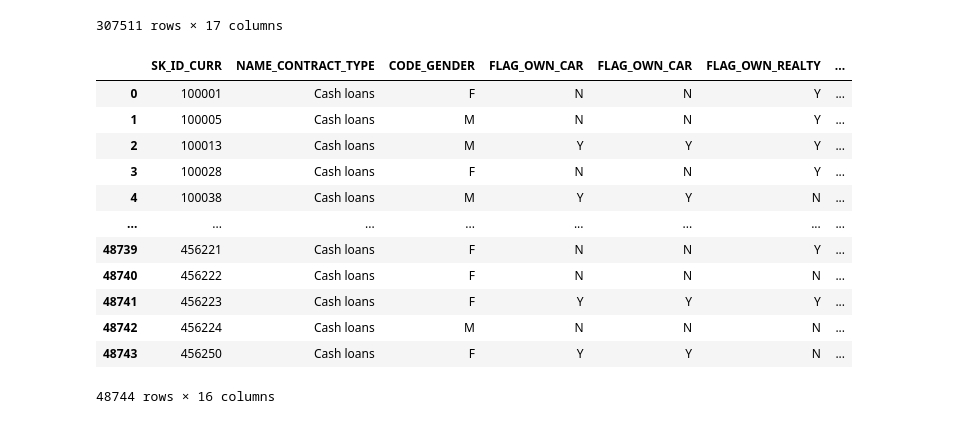
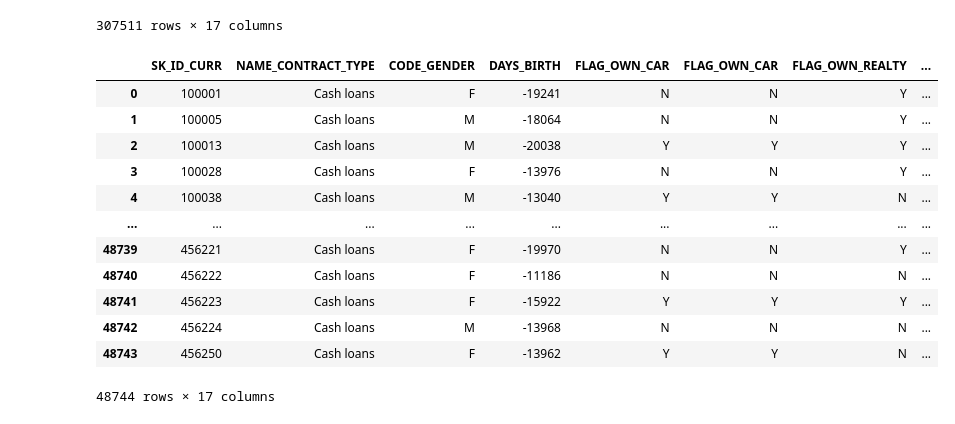
Before and after one commit to sebtex1/home_credit_STP, a Jupyter notebook: home_credit.ipynb, the cells around one changed output. Cells and saved outputs as stored; diff of their text form; code cells hidden in the pictures.

```diff
--- a/home_credit.ipynb
+++ b/home_credit.ipynb
@@ -33,19 +30,19 @@ app_train_filt
 # %%
 # Testing data features
 app_test = pd.read_csv('../csv_file/application_test.csv')
-app_test_filt = app_test[['SK_ID_CURR', 'NAME_CONTRACT_TYPE', 'CODE_GENDER', 'FLAG_OWN_CAR', 'FLAG_OWN_CAR', 'FLAG_OWN_REALTY', 'CNT_CHILDREN', 'AMT_INCOME_TOTAL', 'AMT_CREDIT', 'AMT_ANNUITY', 'AMT_GOODS_PRICE', 'NAME_TYPE_SUITE','NAME_INCOME_TYPE','NAME_EDUCATION_TYPE', 'NAME_FAMILY_STATUS', 'NAME_HOUSING_TYPE']]
+app_test_filt = app_test[['SK_ID_CURR', 'NAME_CONTRACT_TYPE', 'CODE_GENDER', 'DAYS_BIRTH', 'FLAG_OWN_CAR', 'FLAG_OWN_CAR', 'FLAG_OWN_REALTY', 'CNT_CHILDREN', 'AMT_INCOME_TOTAL', 'AMT_CREDIT', 'AMT_ANNUITY', 'AMT_GOODS_PRICE', 'NAME_TYPE_SUITE','NAME_INCOME_TYPE','NAME_EDUCATION_TYPE', 'NAME_FAMILY_STATUS', 'NAME_HOUSING_TYPE']]
 app_test_filt
 # %% [output]
-|  | SK_ID_CURR | NAME_CONTRACT_TYPE | CODE_GENDER | FLAG_OWN_CAR | FLAG_OWN_CAR | FLAG_OWN_REALTY | ... |
-| 0 | 100001 | Cash loans | F | N | N | Y | ... |
-| 1 | 100005 | Cash loans | M | N | N | Y | ... |
-| 2 | 100013 | Cash loans | M | Y | Y | Y | ... |
-| 3 | 100028 | Cash loans | F | N | N | Y | ... |
-| 4 | 100038 | Cash loans | M | Y | Y | N | ... |
-| ... | ... | ... | ... | ... | ... | ... | ... |
-| 48739 | 456221 | Cash loans | F | N | N | Y | ... |
-| 48740 | 456222 | Cash loans | F | N | N | N | ... |
-| 48741 | 456223 | Cash loans | F | Y | Y | Y | ... |
-| 48742 | 456224 | Cash loans | M | N | N | N | ... |
-| 48743 | 456250 | Cash loans | F | Y | Y | N | ... |
+|  | SK_ID_CURR | NAME_CONTRACT_TYPE | CODE_GENDER | DAYS_BIRTH | FLAG_OWN_CAR | FLAG_OWN_CAR | FLAG_OWN_REALTY | ... |
+| 0 | 100001 | Cash loans | F | -19241 | N | N | Y | ... |
+| 1 | 100005 | Cash loans | M | -18064 | N | N | Y | ... |
+| 2 | 100013 | Cash loans | M | -20038 | Y | Y | Y | ... |
+| 3 | 100028 | Cash loans | F | -13976 | N | N | Y | ... |
+| 4 | 100038 | Cash loans | M | -13040 | Y | Y | N | ... |
+| ... | ... | ... | ... | ... | ... | ... | ... | ... |
+| 48739 | 456221 | Cash loans | F | -19970 | N | N | Y | ... |
+| 48740 | 456222 | Cash loans | F | -11186 | N | N | N | ... |
+| 48741 | 456223 | Cash loans | F | -15922 | Y | Y | Y | ... |
+| 48742 | 456224 | Cash loans | M | -13968 | N | N | N | ... |
+| 48743 | 456250 | Cash loans | F | -13962 | Y | Y | N | ... |
-48744 rows × 16 columns
+48744 rows × 17 columns
```
Also changed, not shown: parts of 15 cells of this notebook.
